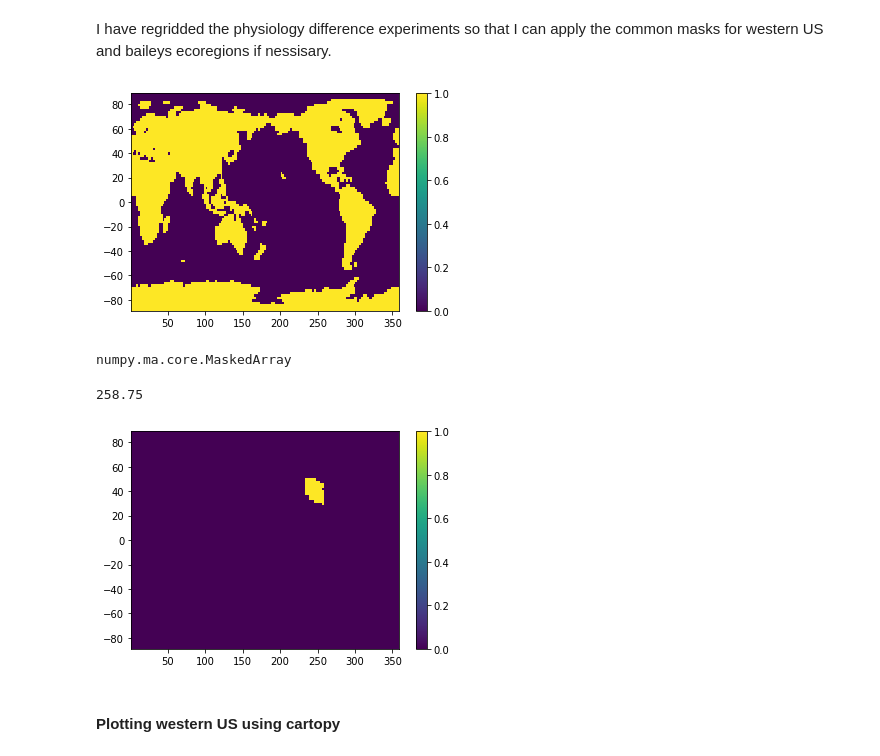
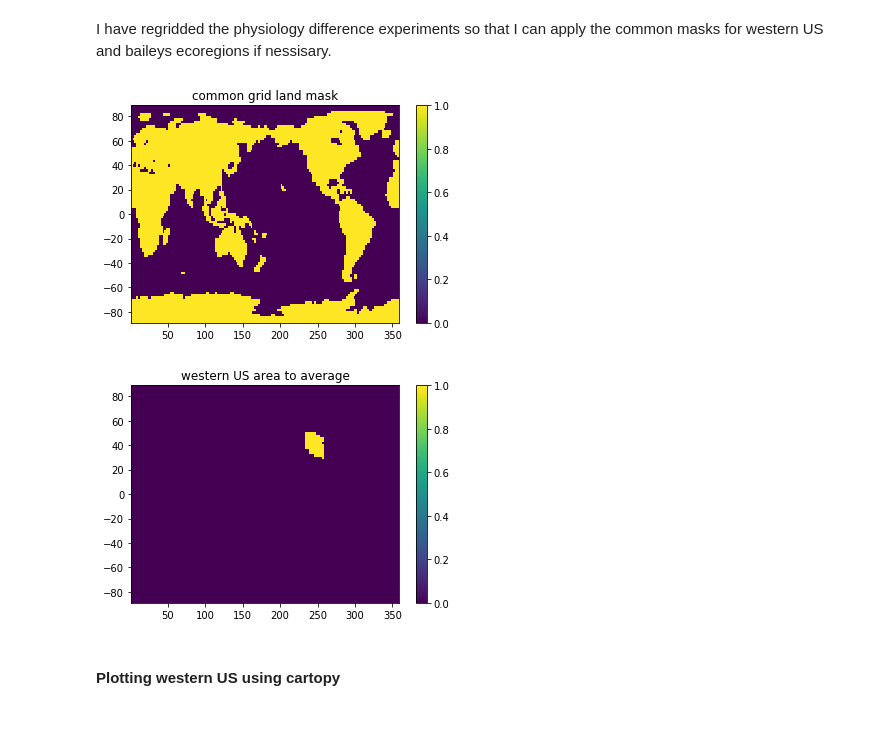
Before and after one commit to stevenjoelbrey/metSpread, a Jupyter notebook: Python/map_phys_importance.ipynb, the cells around one changed output. Saved outputs shown, nothing was run; the diff lists cells and outputs as text; code cells hidden in the pictures; blank space fills up the shorter version.

Commit message:
major improvements to plots. Makes it clear how data are separated, colorscale added. Everything scripted.

```diff
--- a/Python/map_phys_importance.ipynb
+++ b/Python/map_phys_importance.ipynb
@@ -82,35 +81,29 @@ X, Y = np.meshgrid(grid_lon, grid_lat)
 # %%
 plt.pcolormesh(X,Y,land_mask)
 plt.colorbar()
+plt.title("common grid land mask")
 plt.show()
 # %% [output]
-[figure, old version]
+[figure, new version]
-# %%
-type(X)
-# %% [output]
-numpy.ma.core.MaskedArray
-# %%
-X.data[western_US > 1].max()
-# %% [output]
-258.75
 # %%
 f = os.path.join("..","Data","LandCover", "bailys_division_masks_common_grid.nc")
 nc = Dataset(f,"r")
-# Western US comes in at the number of times a grid overlaps
-# any baileys division in the west, turn count into binary.
 western_US = nc.variables["western_US"][:]
 grid_lat = nc.variables["lat"][:]
 grid_lon = nc.variables["lon"][:]
 nc.close()
 
+# Western US comes in as the number of times a grid overlaps
+# any baileys division in the west, turn count into binary.
 # Do not want this western US mask to go to far east.
 western_US_mask = np.array( (western_US > 0) & (X < 257) , dtype=int)
 
 plt.pcolor(X,Y, western_US_mask)
 plt.colorbar()
+plt.title("western US area to average")
 plt.show()
 # %% [output]
-[figure, old version]
+[figure, new version]
 # %% [markdown]
 #### Plotting western US using cartopy
 # %%
```
Also changed, not shown: parts of 25 cells of this notebook.
